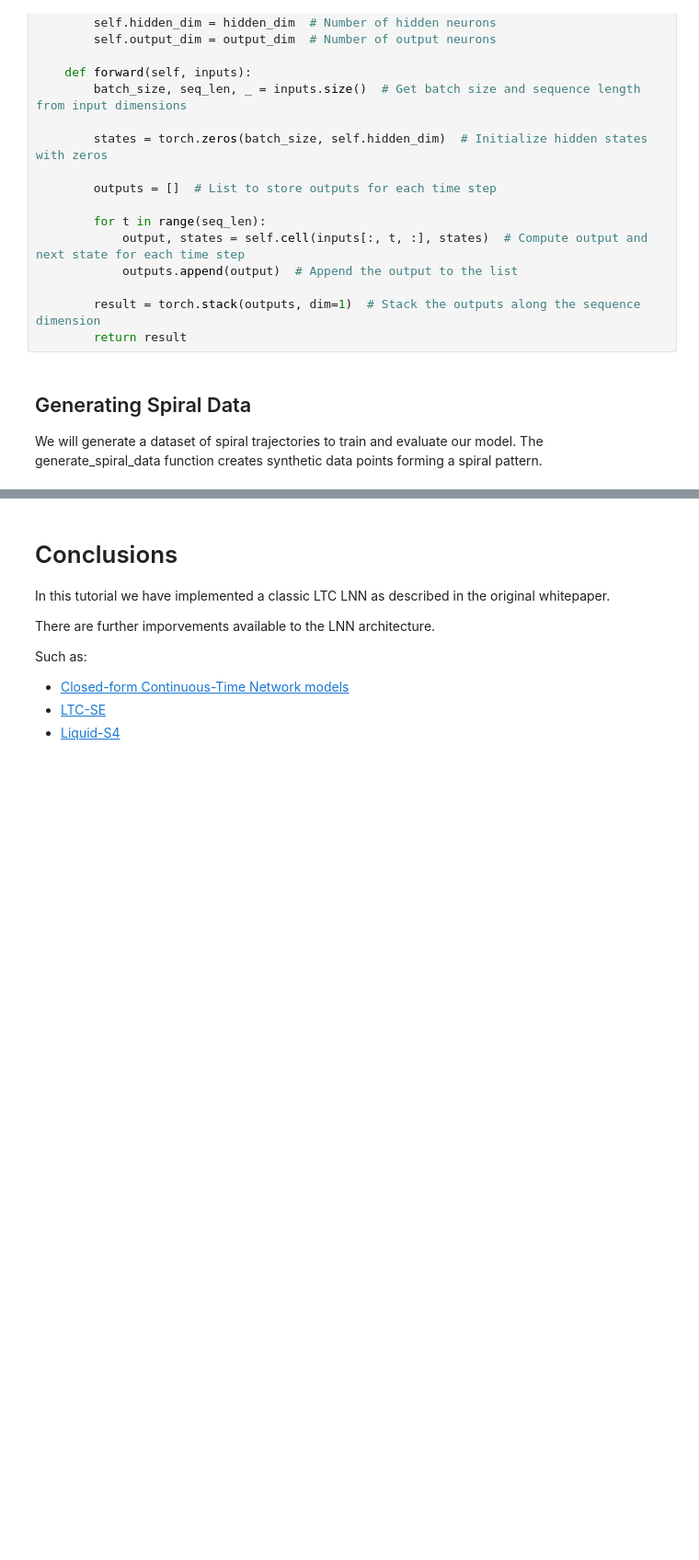
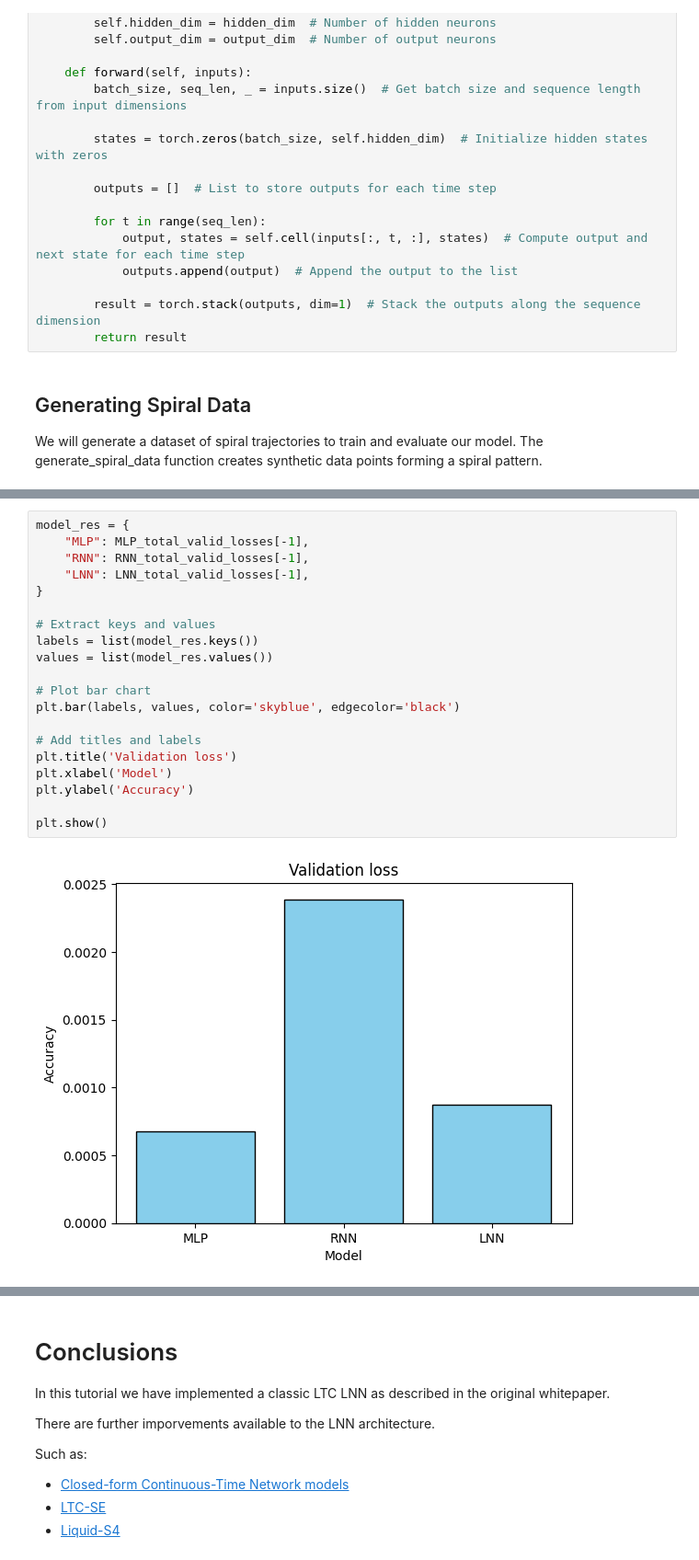
Before and after one commit to ShaoYurui/LTCtutorial, a Jupyter notebook: LNN_Test.ipynb, the cells around one changed output, grey strips where cells are left out. Shown at 92% size. Cells and saved outputs as stored; diff of their text form; blank space fills up the shorter version.

```diff
--- a/LNN_Test.ipynb
+++ b/LNN_Test.ipynb
@@ -388,0 +617,22 @@ plt.show()
+# %%
+model_res = {
+    "MLP": MLP_total_valid_losses[-1],
+    "RNN": RNN_total_valid_losses[-1],
+    "LNN": LNN_total_valid_losses[-1],
+}
+
+# Extract keys and values
+labels = list(model_res.keys())
+values = list(model_res.values())
+
+# Plot bar chart
+plt.bar(labels, values, color='skyblue', edgecolor='black')
+
+# Add titles and labels
+plt.title('Validation loss')
+plt.xlabel('Model')
+plt.ylabel('Accuracy')
+
+plt.show()
+# %% [output]
+[figure, added]
```
Also changed, not shown: parts of 12 cells of this notebook, 2 other files.
